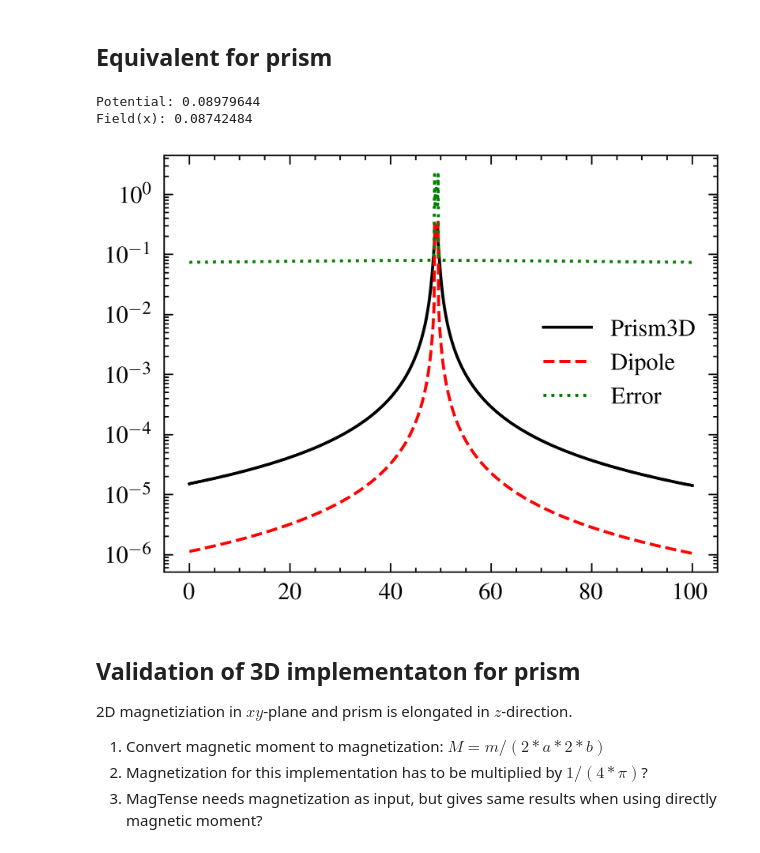
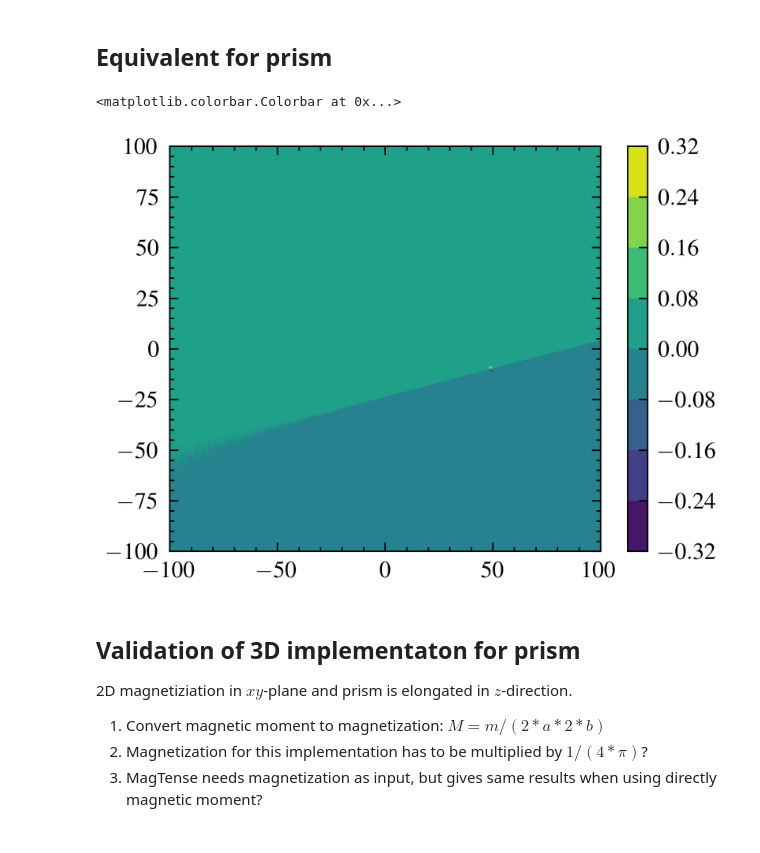
Before and after one commit to cmt-dtu-energy/hypermagnetics, a Jupyter notebook: nbs/fmm.ipynb, the cells around one changed output. Saved outputs shown, nothing was run; the diff lists cells and outputs as text; code cells hidden in the pictures.

```diff
--- a/nbs/fmm.ipynb
+++ b/nbs/fmm.ipynb
@@ -73,50 +83,42 @@ In our simulation, we assume to have a ball of uniform magnetization. To achieve
 # %%
 prism_config = {
     "n_samples": 1,
     "lim": 100,
     "res": 1000,
     "shape": "prism",
 }
 train_pr = configure(**prism_config, n_sources=1, seed=11)
-# prism3d_config = {
-#     "n_samples": 1,
-#     "lim": 100,
-#     "res": 1000,
-#     "dim": 3,
-#     "shape": "prism",
-# }
-# train_3d = configure(**prism3d_config, n_sources=1, seed=11)
 
-# x_grid_pr = np.array(train_pr['grid'][:, 0].reshape((prism_config["res"], prism_config["res"])))
-# y_grid_pr = np.array(train_pr['grid'][:, 1].reshape((prism_config["res"], prism_config["res"])))
-# target_msp = train_pr["potential_grid"][0 : 1].reshape((len(train_pr["sources"][0 : 1]), prism_config["res"], prism_config["res"]))
-# plt.contourf(x_grid_pr, y_grid_pr, np.clip(target_msp[0], -6, 6))
-# plt.colorbar()
+x_grid_pr = np.array(train_pr['grid'][:, 0].reshape((prism_config["res"], prism_config["res"])))
+y_grid_pr = np.array(train_pr['grid'][:, 1].reshape((prism_config["res"], prism_config["res"])))
+target_msp = train_pr["potential_grid"][0 : 1].reshape((len(train_pr["sources"][0 : 1]), prism_config["res"], prism_config["res"]))
+plt.contourf(x_grid_pr, y_grid_pr, np.clip(target_msp[0], -6, 6))
+plt.colorbar()
 # plots(train_pr, None, shapes=True)
+# %% [output]
+<matplotlib.colorbar.Colorbar at 0x...>
+[figure, added]
 # %%
 sim_pr = train_pr.copy()
 sim_pr['potential_grid'] = potential2D(sim_pr['sources'], sim_pr['grid'], "prism")
 
-# plt.plot(train_3d['grid'][:, 0], np.abs(train_3d["potential_grid"][0]))
-# plt.plot(sim_pr['grid'][:, 0], np.abs(sim_pr["potential_grid"][0]), color='red', linestyle='--')
-# plt.plot(sim_pr['grid'][:, 0], np.abs(sim_pr["potential_grid"][0] - train_3d["potential_grid"][0]), color='green', linestyle=':')
+## Only necessary for line plots
+# # plt.plot(train_3d['grid'][:, 0], np.abs(train_3d["potential_grid"][0]))
+# # plt.plot(sim_pr['grid'][:, 0], np.abs(sim_pr["potential_grid"][0]), color='red', linestyle='--')
+# # plt.plot(sim_pr['grid'][:, 0], np.abs(sim_pr["potential_grid"][0] - train_3d["potential_grid"][0]), color='green', linestyle=':')
 
-sim_pr['field_grid_num'] = np.gradient(sim_pr['potential_grid'], prism_config["lim"]/prism_config["res"], axis=1)
-plt.plot(train_pr['grid'][:, 0], np.abs(train_pr["field_grid"][0,...,0]))
-plt.plot(sim_pr['grid'][:, 0], np.abs(sim_pr["field_grid_num"][0]), color='red', linestyle='--')
-plt.plot(sim_pr['grid'][:, 0], np.abs(sim_pr["field_grid_num"][0] / train_pr["field_grid"][0,...,0]), color='green', linestyle=':')
+# sim_pr['field_grid_num'] = np.gradient(sim_pr['potential_grid'], prism_config["lim"]/prism_config["res"], axis=1)
+# plt.plot(train_pr['grid'][:, 0], np.abs(train_pr["field_grid"][0,...,0]))
+# plt.plot(sim_pr['grid'][:, 0], np.abs(sim_pr["field_grid_num"][0]), color='red', linestyle='--')
+# plt.plot(sim_pr['grid'][:, 0], np.abs(sim_pr["field_grid_num"][0] / train_pr["field_grid"][0,...,0]), color='green', linestyle=':')
 
 
-plt.yscale("log")
-# plt.xlim(5,15)
-plt.legend(["Prism3D", "Dipole", "Error"])
+# plt.yscale("log")
+# # plt.xlim(5,15)
+# plt.legend(["Prism3D", "Dipole", "Error"])
 
-print("Potential:", np.nanmean(np.abs(sim_pr["potential_grid"][0] / train_pr["potential_grid"][0])))
-print("Field(x):", np.nanmean(np.abs(sim_pr["field_grid_num"][0] / train_pr["field_grid"][0,...,0])))
+# print("Potential:", np.nanmean(np.abs(sim_pr["potential_grid"][0] / train_pr["potential_grid"][0])))
+# print("Field(x):", np.nanmean(np.abs(sim_pr["field_grid_num"][0] / train_pr["field_grid"][0,...,0])))
-# %% [output]
-Potential: 0.08979644
-Field(x): 0.08742484
-[figure, removed]
 # %% [markdown]
 ## Validation of 3D implementaton for prism
 2D magnetiziation in $xy$-plane and prism is elongated in $z$-direction.
```
Also changed, not shown: parts of 3 cells of this notebook, 2 other files.
